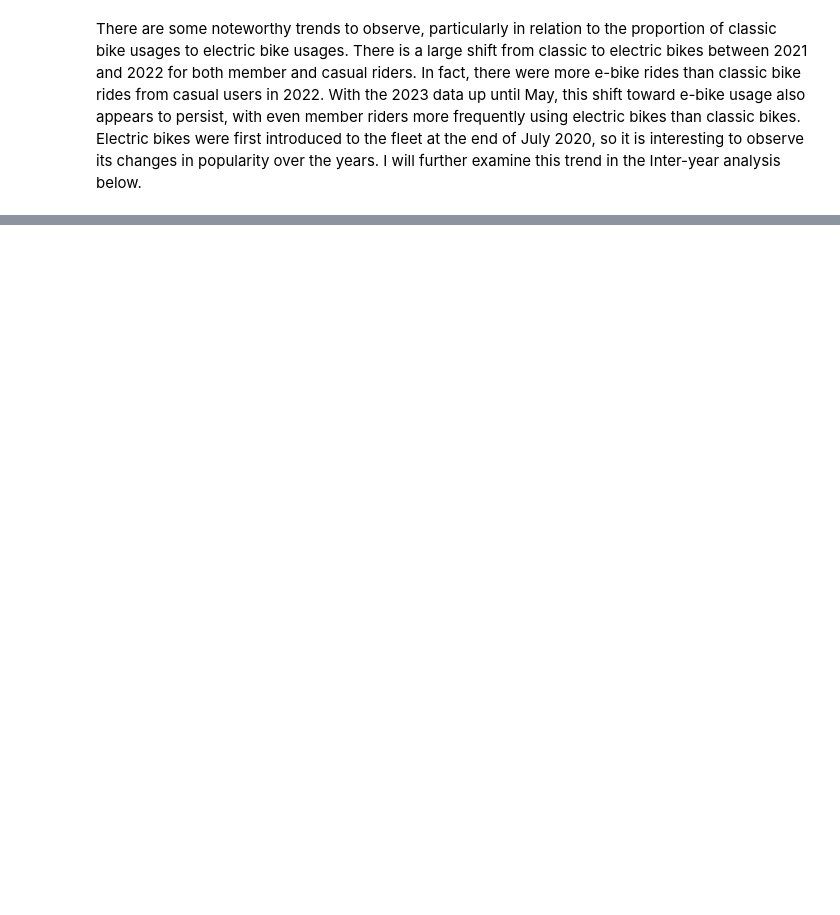
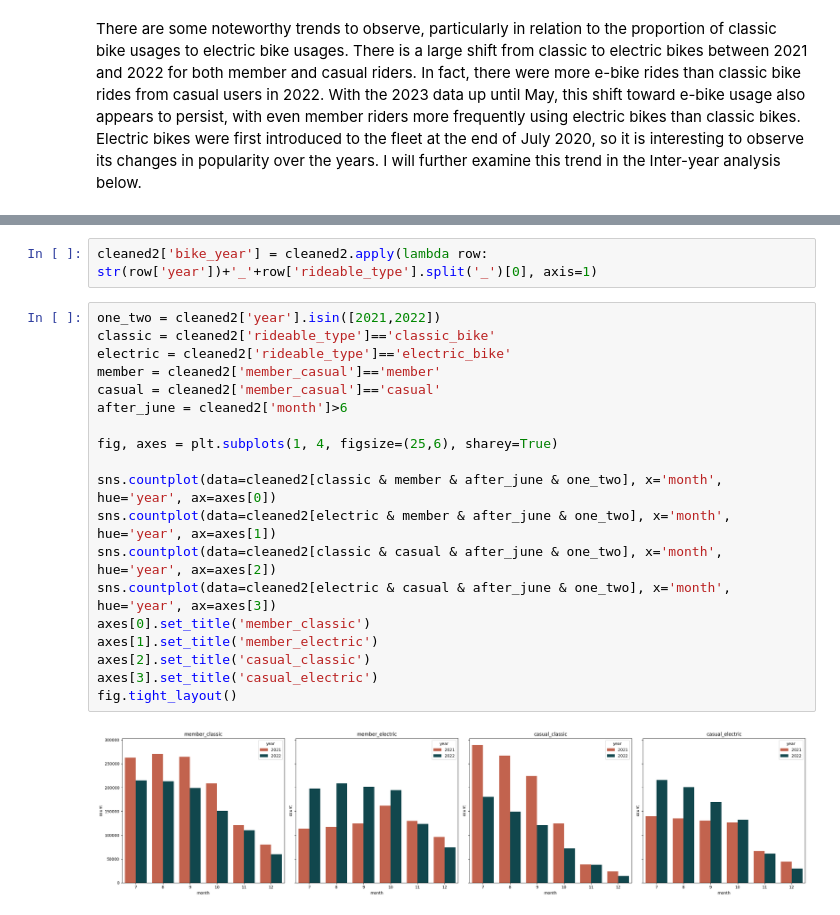
Before and after one commit to pollyren/divvy, a Jupyter notebook: eda/analysis.ipynb, the cells around one changed output, grey strips where cells are left out. Saved outputs shown, nothing was run; the diff lists cells and outputs as text; blank space fills up the shorter version.

```diff
--- a/eda/analysis.ipynb
+++ b/eda/analysis.ipynb
@@ -191,0 +316,23 @@ axes[1].set_title('2022')
+# %%
+cleaned2['bike_year'] = cleaned2.apply(lambda row: str(row['year'])+'_'+row['rideable_type'].split('_')[0], axis=1)
+# %%
+one_two = cleaned2['year'].isin([2021,2022])
+classic = cleaned2['rideable_type']=='classic_bike'
+electric = cleaned2['rideable_type']=='electric_bike'
+member = cleaned2['member_casual']=='member'
+casual = cleaned2['member_casual']=='casual'
+after_june = cleaned2['month']>6
+
+fig, axes = plt.subplots(1, 4, figsize=(25,6), sharey=True)
+
+sns.countplot(data=cleaned2[classic & member & after_june & one_two], x='month', hue='year', ax=axes[0])
+sns.countplot(data=cleaned2[electric & member & after_june & one_two], x='month', hue='year', ax=axes[1])
+sns.countplot(data=cleaned2[classic & casual & after_june & one_two], x='month', hue='year', ax=axes[2])
+sns.countplot(data=cleaned2[electric & casual & after_june & one_two], x='month', hue='year', ax=axes[3])
+axes[0].set_title('member_classic')
+axes[1].set_title('member_electric')
+axes[2].set_title('casual_classic')
+axes[3].set_title('casual_electric')
+fig.tight_layout()
+# %% [output]
+[figure, added]
```
Also changed, not shown: parts of 26 cells of this notebook.
